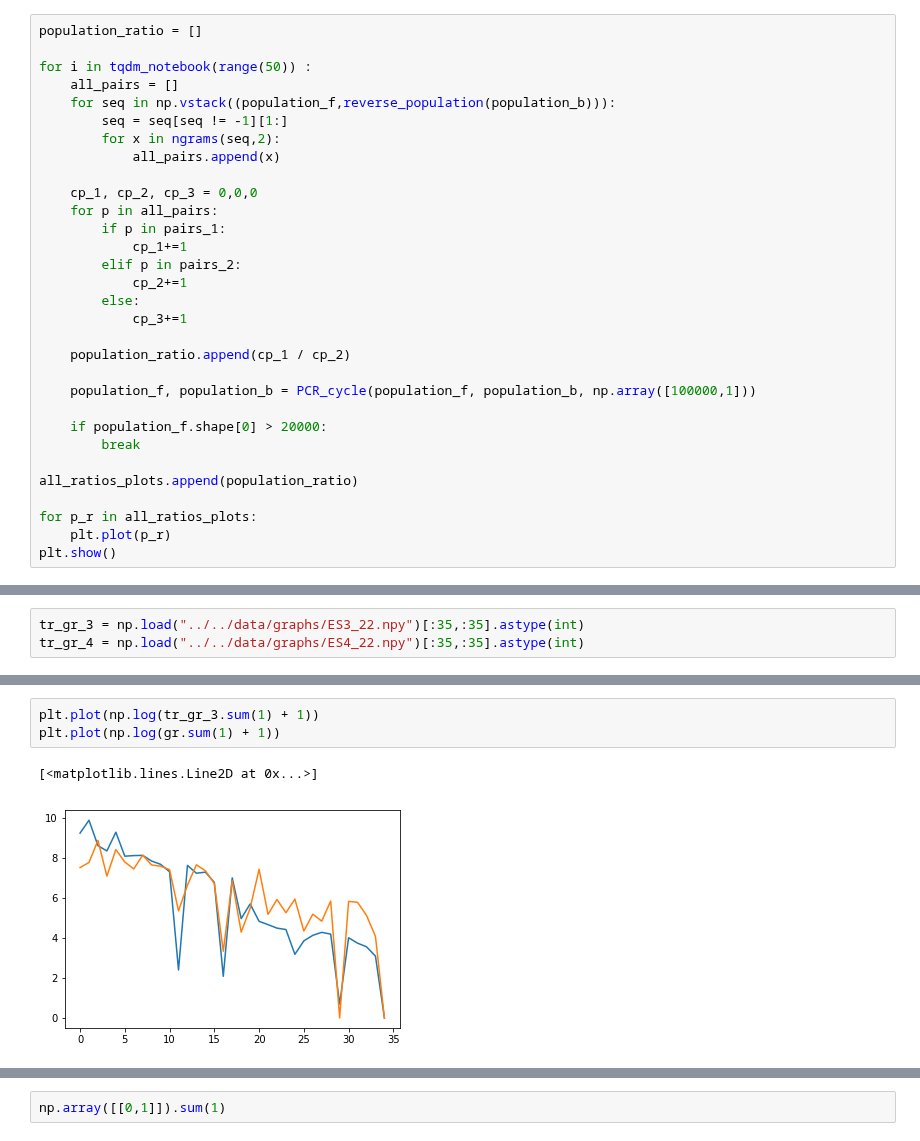
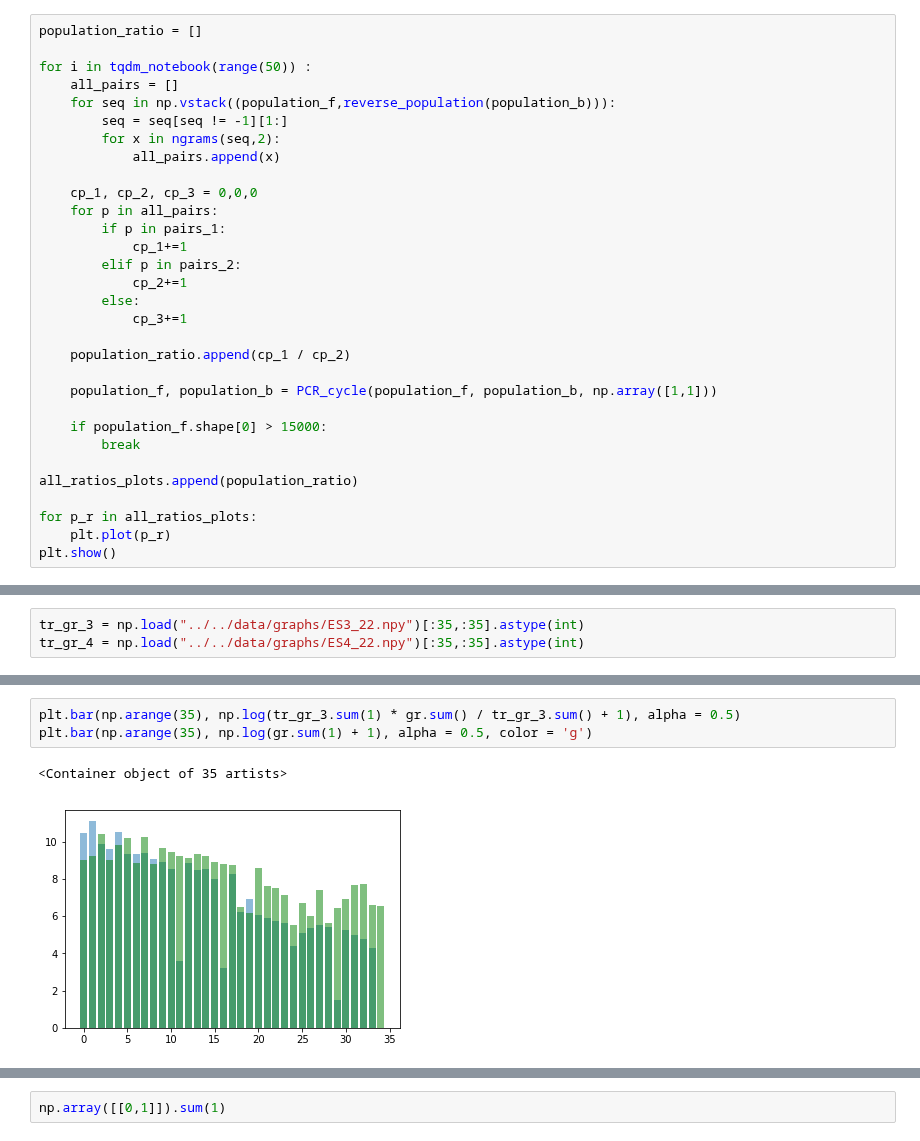
Before and after one commit to rykachevskiy/CRISPR, a Jupyter notebook: Probabilistic_model/default_ver2.ipynb, the cells around one changed output, grey strips where cells are left out. Cells and saved outputs as stored; diff of their text form.

```diff
--- a/Probabilistic_model/default_ver2.ipynb
+++ b/Probabilistic_model/default_ver2.ipynb
@@ -300,9 +300,9 @@ for i in tqdm_notebook(range(50)) :
 
     population_ratio.append(cp_1 / cp_2)
 
-    population_f, population_b = PCR_cycle(population_f, population_b, np.array([100000,1]))
+    population_f, population_b = PCR_cycle(population_f, population_b, np.array([1,1]))
 
-    if population_f.shape[0] > 20000:
+    if population_f.shape[0] > 15000:
         break
 
 all_ratios_plots.append(population_ratio)
@@ -338,11 +343,11 @@ population_as_list
  [4, 24, 19, 18, 25, 30, 27, 26, 28, 31, 32, 33, 34],
  [1, 20, 22, 23, 21, 29]]
 # %%
-plt.plot(np.log(tr_gr_3.sum(1) + 1))
-plt.plot(np.log(gr.sum(1) + 1))
+plt.bar(np.arange(35), np.log(tr_gr_3.sum(1) * gr.sum() / tr_gr_3.sum() + 1), alpha = 0.5)
+plt.bar(np.arange(35), np.log(gr.sum(1) + 1), alpha = 0.5, color = 'g')
 # %% [output]
-[<matplotlib.lines.Line2D at 0x...>]
+<Container object of 35 artists>
-[figure, old version]
+[figure, new version]
 # %%
 plt.plot((tr_gr_3.sum(1) + 1))
 plt.plot((gr_1.sum(1) + 1))
```
Also changed, not shown: parts of 5 cells of this notebook, 7 other files.
